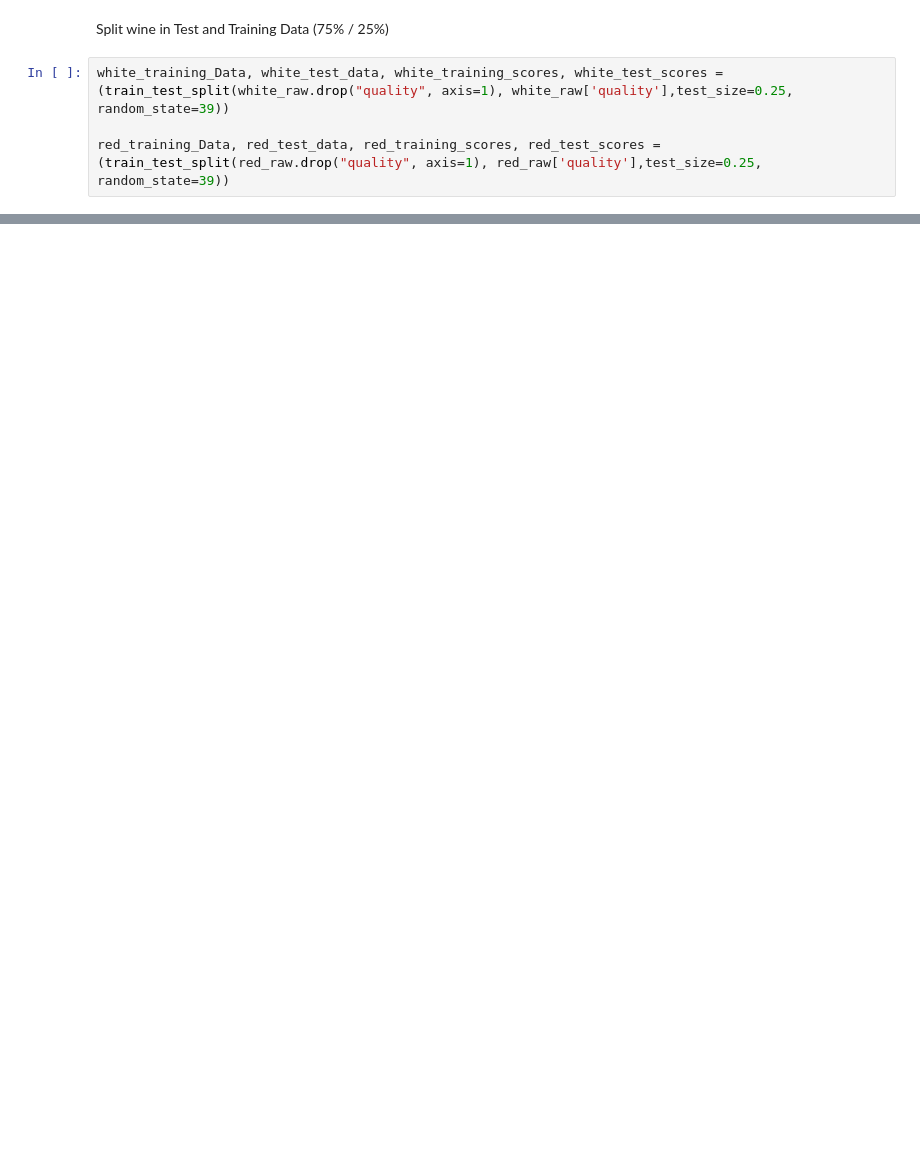
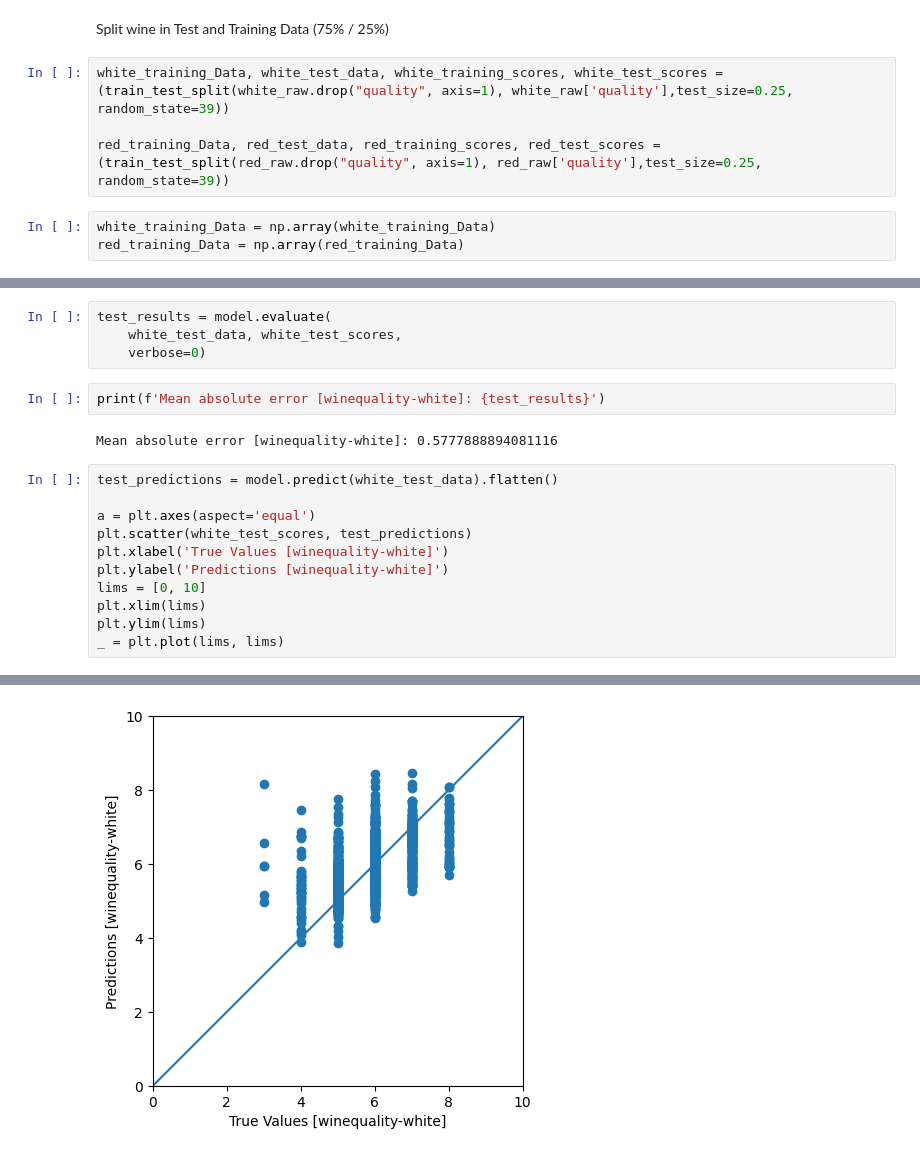
Before and after one commit to JoTec2002/TINF21C_Maschinelles-Lernen, a Jupyter notebook: Programmierabgabe 2/main.ipynb, the cells around one changed output, grey strips where cells are left out. Drawn from its saved outputs; the diff is of its cells as text; blank space fills up the shorter version.

```diff
--- a/Programmierabgabe 2/main.ipynb
+++ b/Programmierabgabe 2/main.ipynb
@@ -24,6 +42,9 @@ Split wine in Test and Training Data (75% / 25%)
 white_training_Data, white_test_data, white_training_scores, white_test_scores = (train_test_split(white_raw.drop("quality", axis=1), white_raw['quality'],test_size=0.25, random_state=39))
 
 red_training_Data, red_test_data, red_training_scores, red_test_scores = (train_test_split(red_raw.drop("quality", axis=1), red_raw['quality'],test_size=0.25, random_state=39))
+# %%
+white_training_Data = np.array(white_training_Data)
+red_training_Data = np.array(red_training_Data)
 # %%
 white_training_Data
 # %% [output]
@@ -42,0 +125,20 @@ white_training_Data
+# %%
+test_results = model.evaluate(
+    white_test_data, white_test_scores,
+    verbose=0)
+# %%
+print(f'Mean absolute error [winequality-white]: {test_results}')
+# %% [output]
+Mean absolute error [winequality-white]: 0.5777888894081116
+# %%
+test_predictions = model.predict(white_test_data).flatten()
+
+a = plt.axes(aspect='equal')
+plt.scatter(white_test_scores, test_predictions)
+plt.xlabel('True Values [winequality-white]')
+plt.ylabel('Predictions [winequality-white]')
+lims = [0, 10]
+plt.xlim(lims)
+plt.ylim(lims)
+_ = plt.plot(lims, lims)
+# %% [output]
@@ -42,0 +146 @@ white_training_Data
+[figure, added]
```
Also changed, not shown: parts of 16 cells of this notebook.
